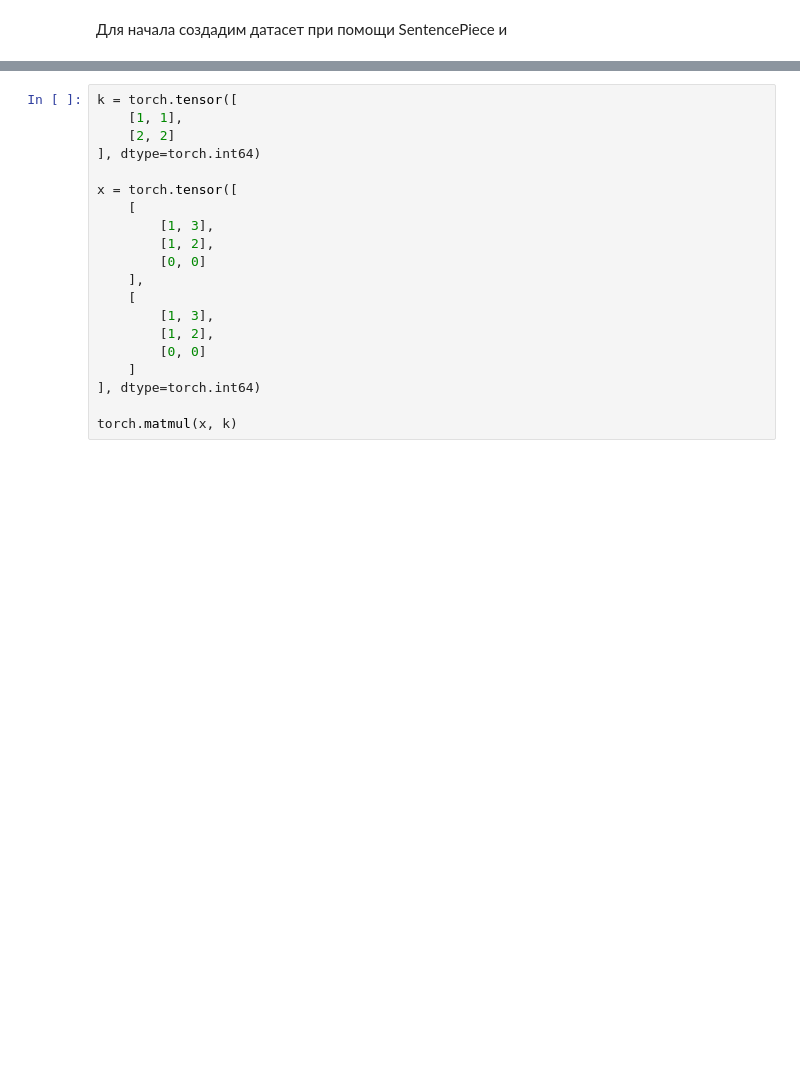
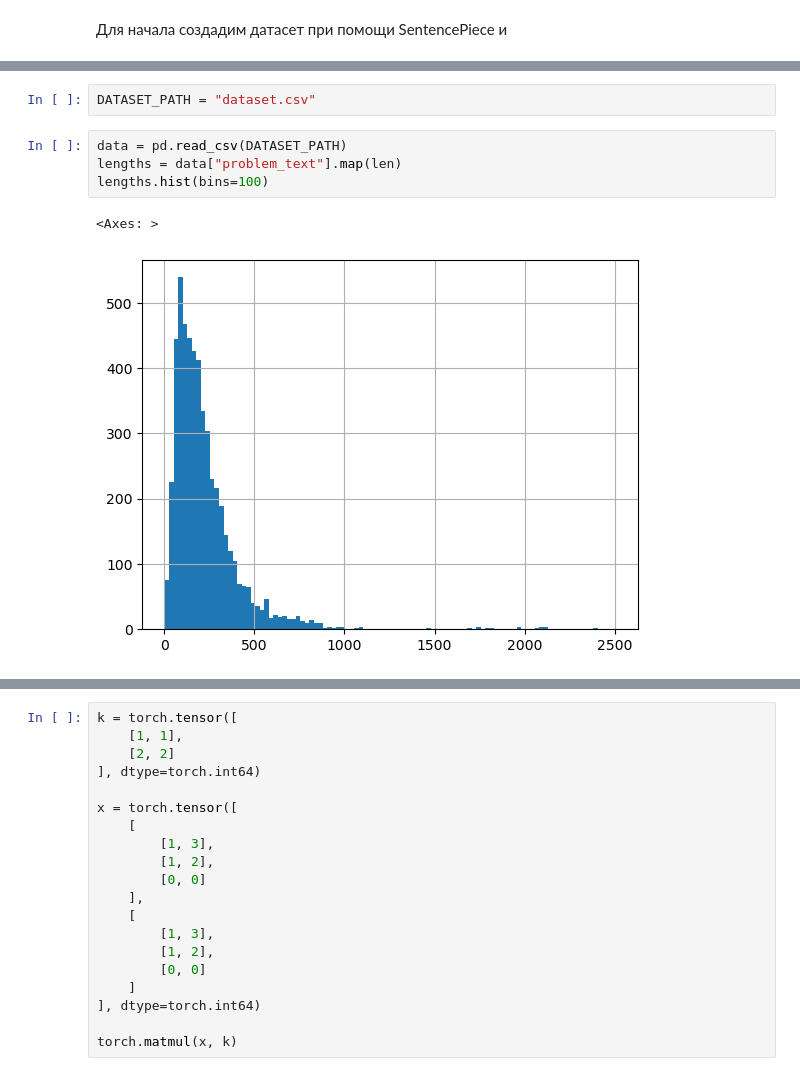
Before and after one commit to Xlvtt/GXM, a Jupyter notebook: LanguageModelingHW/Transformer/TransformerClassification.ipynb, the cells around one changed output, grey strips where cells are left out. Drawn from its saved outputs; the diff is of its cells as text; blank space fills up the shorter version.

```diff
--- a/LanguageModelingHW/Transformer/TransformerClassification.ipynb
+++ b/LanguageModelingHW/Transformer/TransformerClassification.ipynb
@@ -25,0 +22,9 @@ val_set = MathClassificationDataset(
+# %%
+DATASET_PATH = "dataset.csv"
+# %%
+data = pd.read_csv(DATASET_PATH)
+lengths = data["problem_text"].map(len)
+lengths.hist(bins=100)
+# %% [output]
+<Axes: >
+[figure, added]
```
Also changed, not shown: parts of 17 cells of this notebook, 8 other files.
